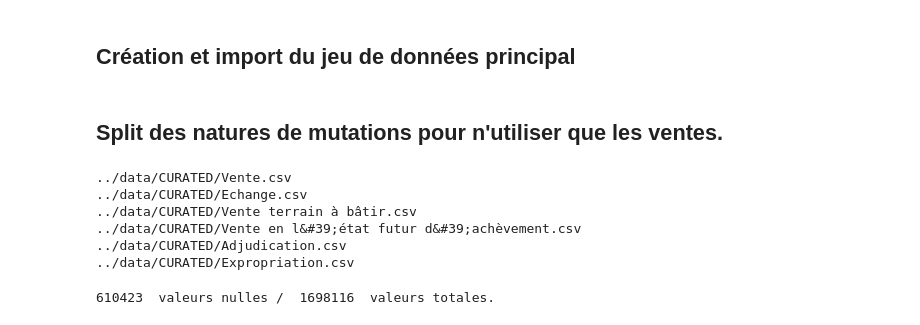
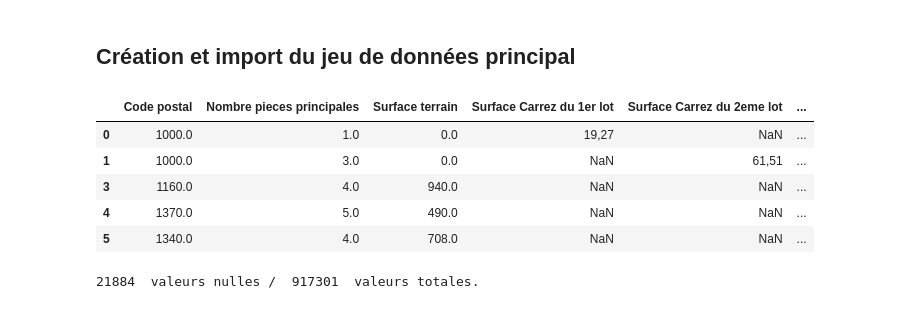
Before and after one commit to Twizzle1997/Immothep, a Jupyter notebook: notebook.ipynb, the cells around one changed output. Drawn from its saved outputs; the diff is of its cells as text; code cells hidden in the pictures.

```diff
--- a/notebook.ipynb
+++ b/notebook.ipynb
@@ -12,27 +15,27 @@ splitter = Splitter()
 # %% [markdown]
 ## Création et import du jeu de données principal
 # %%
-valeurs2019 = pd.read_csv(cr.PATH+'2019.txt', sep='|', usecols=['Nature mutation', 'Code postal','Nombre pieces principales', 'Surface terrain', 'Surface Carrez du 1er lot', 'Surface Carrez du 2eme lot', 'Surface Carrez du 3eme lot', 'Surface Carrez du 4eme lot', 'Surface Carrez du 5eme lot', 'Valeur fonciere'])
-valeurs2019.head()
+valeurs2019 = pd.read_csv(cr.PATH+'2019.txt', sep='|', usecols=['Nature mutation', 'Code postal','Nombre pieces principales', 'Surface terrain', 'Surface Carrez du 1er lot', 'Surface Carrez du 2eme lot', 'Surface Carrez du 3eme lot', 'Surface Carrez du 4eme lot', 'Surface Carrez du 5eme lot', 'Valeur fonciere', 'Type local', 'Nombre de lots'], encoding='utf-8')
+
+valeurs2019 = valeurs2019.dropna(subset = ['Type local', 'Nombre de lots', 'Nombre pieces principales', "Nature mutation"])
+
+valeurs2019['Surface terrain'][valeurs2019['Type local'].str.contains("Appartement", regex=True)] = valeurs2019['Surface terrain'][valeurs2019['Type local'].str.contains("Appartement", regex=True)].fillna(0)
+
+valeurs2019 = valeurs2019[['Code postal', 'Nombre pieces principales', 'Surface terrain', 'Surface Carrez du 1er lot', 'Surface Carrez du 2eme lot', 'Surface Carrez du 3eme lot', 'Surface Carrez du 4eme lot', 'Surface Carrez du 5eme lot', 'Valeur fonciere']][valeurs2019['Type local'].str.contains("Appartement|Maison", regex=True)][valeurs2019['Nature mutation'].str.contains("Vente", regex=True)][valeurs2019['Nombre de lots']<6][valeurs2019['Nombre pieces principales']>0]
 
 valeurs2019.to_csv(cr.CURATED_LOCAL_PATH + 'filtered2019.csv', index=False)
+
+valeurs2019.head()
+# %% [output]
+|  | Code postal | Nombre pieces principales | Surface terrain | Surface Carrez du 1er lot | Surface Carrez du 2eme lot | ... |
+| 0 | 1000.0 | 1.0 | 0.0 | 19,27 | NaN | ... |
+| 1 | 1000.0 | 3.0 | 0.0 | NaN | 61,51 | ... |
+| 3 | 1160.0 | 4.0 | 940.0 | NaN | NaN | ... |
+| 4 | 1370.0 | 5.0 | 490.0 | NaN | NaN | ... |
+| 5 | 1340.0 | 4.0 | 708.0 | NaN | NaN | ... |
-# %% [markdown]
-## Split des natures de mutations pour n'utiliser que les ventes.
-# %%
-splitter.split_datas('filtered2019.csv', 'Nature mutation')
-# %% [output]
-../data/CURATED/Vente.csv
-../data/CURATED/Echange.csv
-../data/CURATED/Vente terrain à bâtir.csv
-../data/CURATED/Vente en l&#39;état futur d&#39;achèvement.csv
-../data/CURATED/Adjudication.csv
-../data/CURATED/Expropriation.csv
 # %%
-ventes = pd.read_csv(cr.CURATED_LOCAL_PATH + "Vente.csv")
-ventes = ventes.drop(columns=['Unnamed: 0'])
-
 # Vérification du ratio de valeurs nulles en vue de nettoyer les données.
-nancount = ventes["Surface terrain"].isna()
-print(nancount.sum(), ' valeurs nulles / ', ventes["Surface terrain"].count(), ' valeurs totales.')
+nancount = valeurs2019["Surface terrain"].isna()
+print(nancount.sum(), ' valeurs nulles / ', valeurs2019["Surface terrain"].count(), ' valeurs totales.')
 # %% [output]
-610423  valeurs nulles /  1698116  valeurs totales.
+21884  valeurs nulles /  917301  valeurs totales.
```
Also changed, not shown: parts of 12 cells of this notebook.
